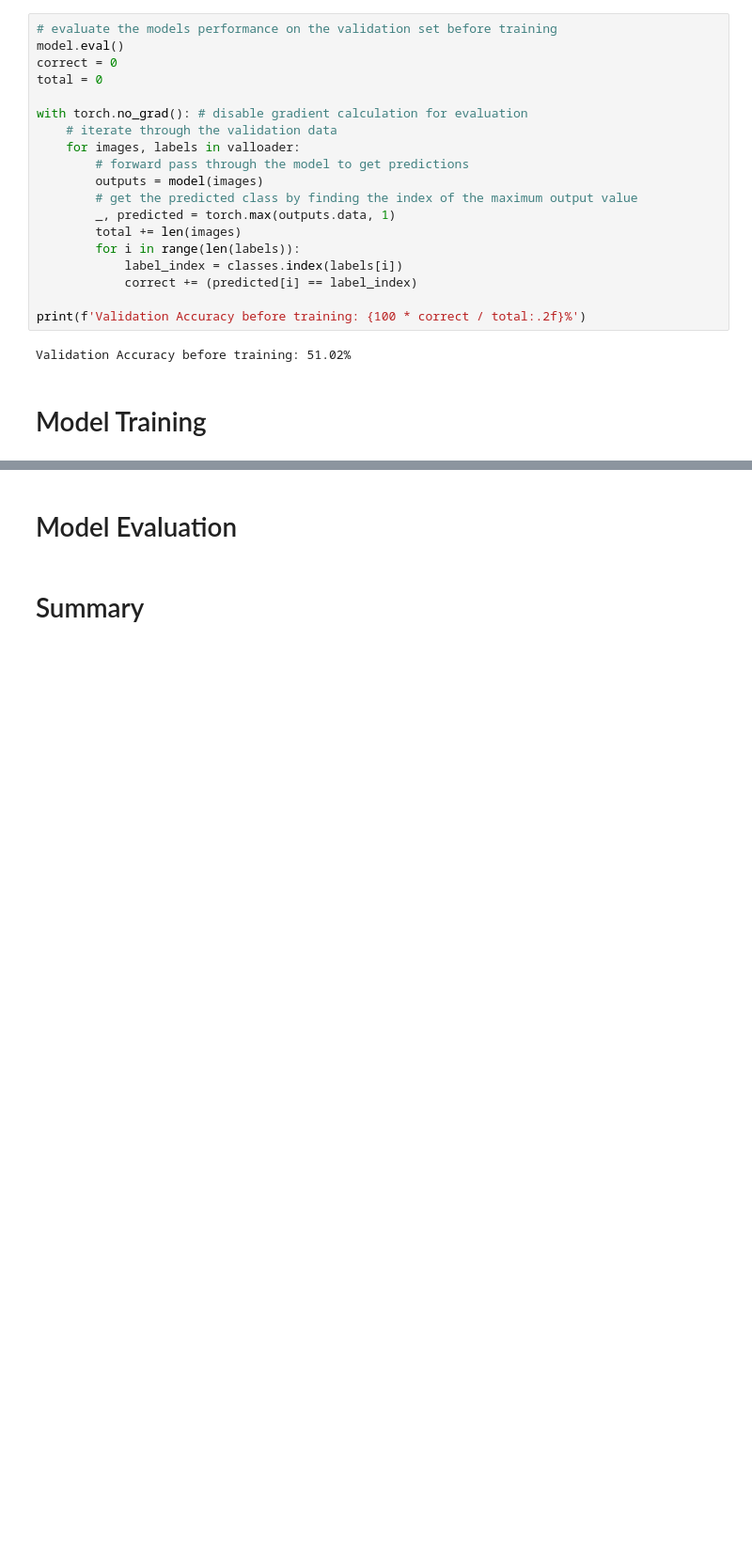
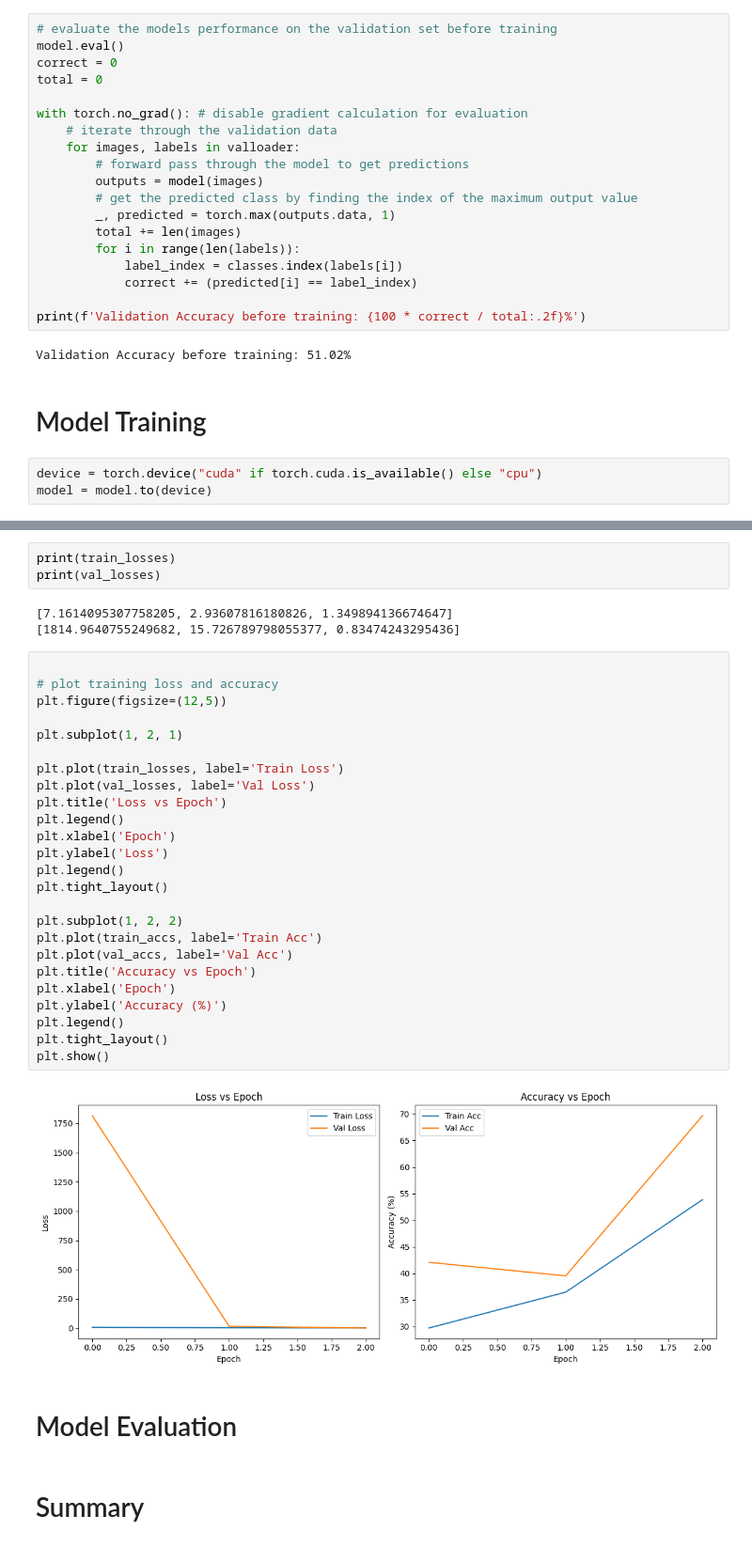
Before and after one commit to zkhechadoorian/mri-brain-tumor-classification, a Jupyter notebook: notebooks/03_train_model.ipynb, the cells around one changed output, grey strips where cells are left out. Shown at 94% size. Saved outputs shown, nothing was run; the diff lists cells and outputs as text; blank space fills up the shorter version.

Commit message:
Add figure that shows learning curves to guide model training.

```diff
--- a/notebooks/03_train_model.ipynb
+++ b/notebooks/03_train_model.ipynb
@@ -223,5 +229,8 @@ print(f'Validation Accuracy before training: {100 * correct / total:.2f}%')
 Validation Accuracy before training: 51.02%
 # %% [markdown]
 # Model Training
+# %%
+device = torch.device("cuda" if torch.cuda.is_available() else "cpu")
+model = model.to(device)
 # %%
 num_epochs = 3  # Start with a small number for testing
@@ -271,3 +293,36 @@ Epoch [3/3] Train Loss: 1.3499 | Train Acc: 53.87% | Test Acc: 56.56%
+# %%
+print(train_losses)
+print(val_losses)
+# %% [output]
+[7.1614095307758205, 2.93607816180826, 1.349894136674647]
+[1814.9640755249682, 15.726789798055377, 0.83474243295436]
+# %%
+
+# plot training loss and accuracy
+plt.figure(figsize=(12,5))
+
+plt.subplot(1, 2, 1)
+
+plt.plot(train_losses, label='Train Loss')
+plt.plot(val_losses, label='Val Loss')
+plt.title('Loss vs Epoch')
+plt.legend()
+plt.xlabel('Epoch')
+plt.ylabel('Loss')
+plt.legend()
+plt.tight_layout()
+
+plt.subplot(1, 2, 2)
+plt.plot(train_accs, label='Train Acc')
+plt.plot(val_accs, label='Val Acc')
+plt.title('Accuracy vs Epoch')
+plt.xlabel('Epoch')
+plt.ylabel('Accuracy (%)')
+plt.legend()
+plt.tight_layout()
+plt.show()
+# %% [output]
+[figure, added]
 # %% [markdown]
 # Model Evaluation
 # %% [markdown]
```
Also changed, not shown: parts of 2 cells of this notebook.
